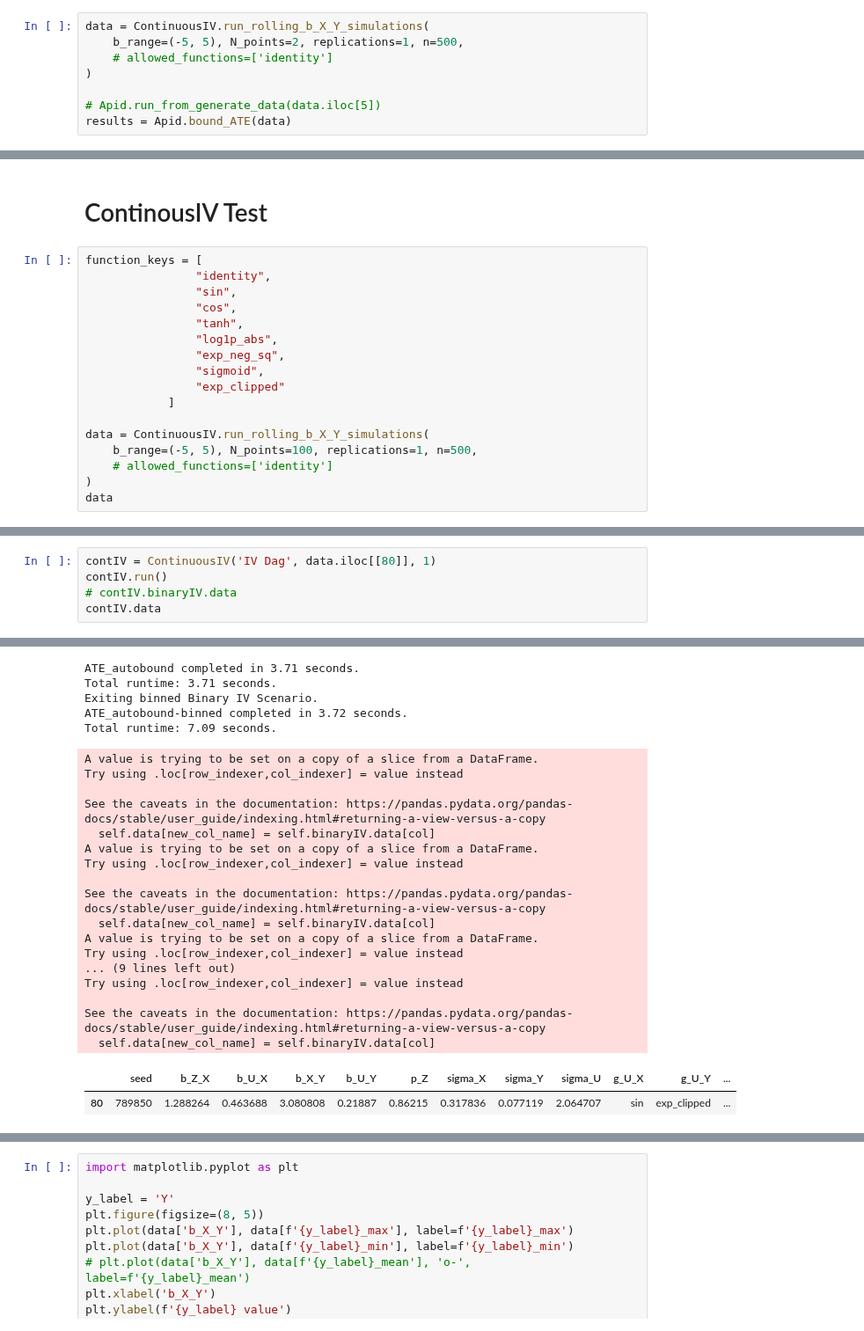
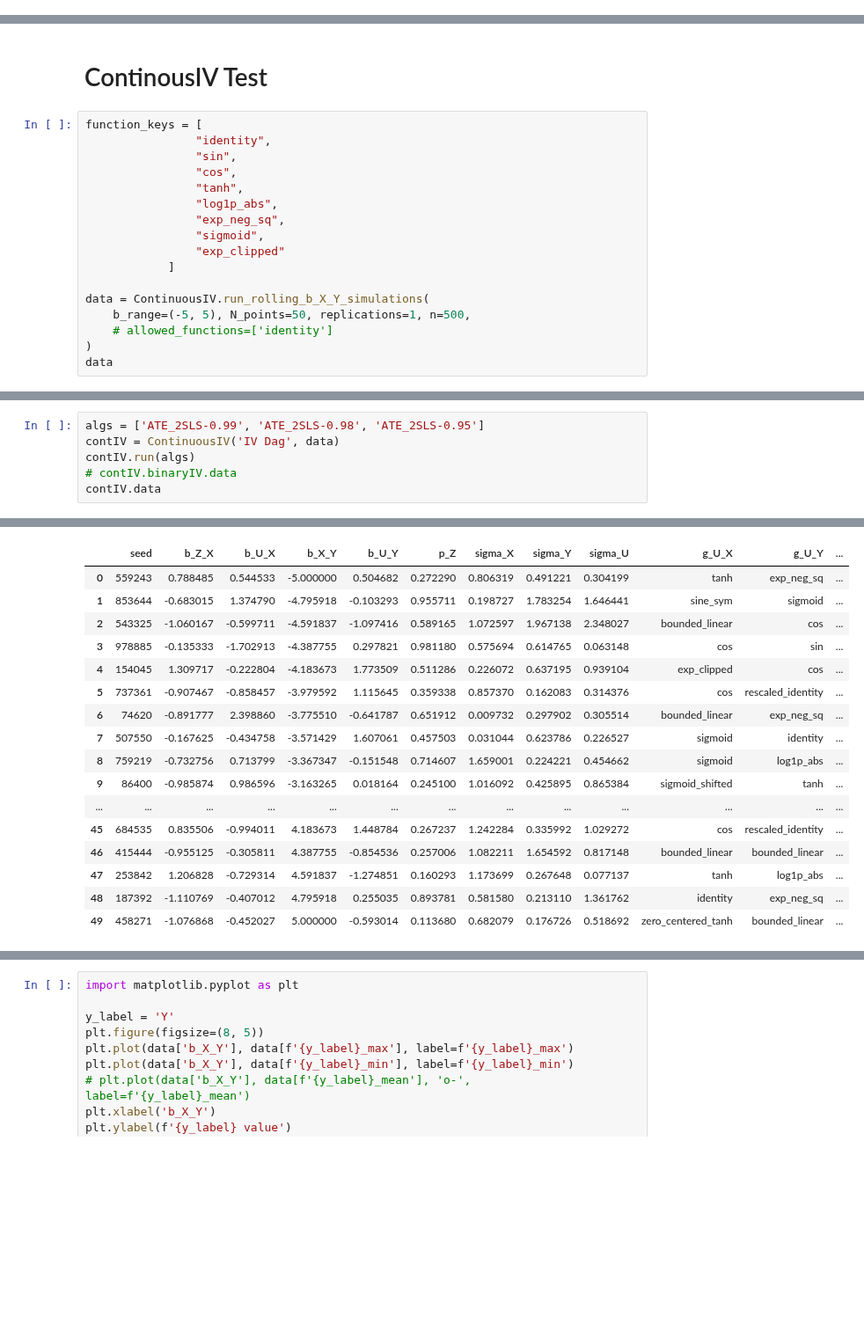
Before and after one commit to tmaringgele/causal-bounds, a Jupyter notebook: simulation_engine/test.ipynb, the cells around one changed output, grey strips where cells are left out. Shown at 88% size. Cells and saved outputs as stored; diff of their text form; blank space fills up the shorter version.

```diff
--- a/simulation_engine/test.ipynb
+++ b/simulation_engine/test.ipynb
@@ -79,8 +38,0 @@ full_key: dataset
-# %%
-data = ContinuousIV.run_rolling_b_X_Y_simulations(
-    b_range=(-5, 5), N_points=2, replications=1, n=500,
-    # allowed_functions=['identity']
-)
-
-# Apid.run_from_generate_data(data.iloc[5])
-results = Apid.bound_ATE(data)
@@ -102,7 +51,7 @@ function_keys = [
             ]
 
 data = ContinuousIV.run_rolling_b_X_Y_simulations(
-    b_range=(-5, 5), N_points=100, replications=1, n=500,
+    b_range=(-5, 5), N_points=50, replications=1, n=500,
     # allowed_functions=['identity']
 )
 data
@@ -123,6 +80,7 @@ data
 # %%
-contIV = ContinuousIV('IV Dag', data.iloc[[80]], 1)
-contIV.run()
+algs = ['ATE_2SLS-0.99', 'ATE_2SLS-0.98', 'ATE_2SLS-0.95']
+contIV = ContinuousIV('IV Dag', data)
+contIV.run(algs)
 # contIV.binaryIV.data
 contIV.data
 # %% [output]
@@ -175,27 +104,20 @@ See the caveats in the documentation: https://pandas.pydata.org/pandas-docs/stab
-ATE_autobound completed in 3.71 seconds.
-Total runtime: 3.71 seconds.
-Exiting binned Binary IV Scenario.
-ATE_autobound-binned completed in 3.72 seconds.
-Total runtime: 7.09 seconds.
-A value is trying to be set on a copy of a slice from a DataFrame.
-Try using .loc[row_indexer,col_indexer] = value instead
-
-See the caveats in the documentation: https://pandas.pydata.org/pandas-docs/stable/user_guide/indexing.html#returning-a-view-versus-a-copy
-  self.data[new_col_name] = self.binaryIV.data[col]
-A value is trying to be set on a copy of a slice from a DataFrame.
-Try using .loc[row_indexer,col_indexer] = value instead
-
-See the caveats in the documentation: https://pandas.pydata.org/pandas-docs/stable/user_guide/indexing.html#returning-a-view-versus-a-copy
-  self.data[new_col_name] = self.binaryIV.data[col]
-A value is trying to be set on a copy of a slice from a DataFrame.
-Try using .loc[row_indexer,col_indexer] = value instead
-... (9 lines left out)
-Try using .loc[row_indexer,col_indexer] = value instead
-
-See the caveats in the documentation: https://pandas.pydata.org/pandas-docs/stable/user_guide/indexing.html#returning-a-view-versus-a-copy
-  self.data[new_col_name] = self.binaryIV.data[col]
 |  | seed | b_Z_X | b_U_X | b_X_Y | b_U_Y | p_Z | sigma_X | sigma_Y | sigma_U | g_U_X | g_U_Y | ... |
-| 80 | 789850 | 1.288264 | 0.463688 | 3.080808 | 0.21887 | 0.86215 | 0.317836 | 0.077119 | 2.064707 | sin | exp_clipped | ... |
+| 0 | 559243 | 0.788485 | 0.544533 | -5.000000 | 0.504682 | 0.272290 | 0.806319 | 0.491221 | 0.304199 | tanh | exp_neg_sq | ... |
+| 1 | 853644 | -0.683015 | 1.374790 | -4.795918 | -0.103293 | 0.955711 | 0.198727 | 1.783254 | 1.646441 | sine_sym | sigmoid | ... |
+| 2 | 543325 | -1.060167 | -0.599711 | -4.591837 | -1.097416 | 0.589165 | 1.072597 | 1.967138 | 2.348027 | bounded_linear | cos | ... |
+| 3 | 978885 | -0.135333 | -1.702913 | -4.387755 | 0.297821 | 0.981180 | 0.575694 | 0.614765 | 0.063148 | cos | sin | ... |
+| 4 | 154045 | 1.309717 | -0.222804 | -4.183673 | 1.773509 | 0.511286 | 0.226072 | 0.637195 | 0.939104 | exp_clipped | cos | ... |
+| 5 | 737361 | -0.907467 | -0.858457 | -3.979592 | 1.115645 | 0.359338 | 0.857370 | 0.162083 | 0.314376 | cos | rescaled_identity | ... |
+| 6 | 74620 | -0.891777 | 2.398860 | -3.775510 | -0.641787 | 0.651912 | 0.009732 | 0.297902 | 0.305514 | bounded_linear | exp_neg_sq | ... |
+| 7 | 507550 | -0.167625 | -0.434758 | -3.571429 | 1.607061 | 0.457503 | 0.031044 | 0.623786 | 0.226527 | sigmoid | identity | ... |
+| 8 | 759219 | -0.732756 | 0.713799 | -3.367347 | -0.151548 | 0.714607 | 1.659001 | 0.224221 | 0.454662 | sigmoid | log1p_abs | ... |
+| 9 | 86400 | -0.985874 | 0.986596 | -3.163265 | 0.018164 | 0.245100 | 1.016092 | 0.425895 | 0.865384 | sigmoid_shifted | tanh | ... |
+| ... | ... | ... | ... | ... | ... | ... | ... | ... | ... | ... | ... | ... |
+| 45 | 684535 | 0.835506 | -0.994011 | 4.183673 | 1.448784 | 0.267237 | 1.242284 | 0.335992 | 1.029272 | cos | rescaled_identity | ... |
+| 46 | 415444 | -0.955125 | -0.305811 | 4.387755 | -0.854536 | 0.257006 | 1.082211 | 1.654592 | 0.817148 | bounded_linear | bounded_linear | ... |
+| 47 | 253842 | 1.206828 | -0.729314 | 4.591837 | -1.274851 | 0.160293 | 1.173699 | 0.267648 | 0.077137 | tanh | log1p_abs | ... |
+| 48 | 187392 | -1.110769 | -0.407012 | 4.795918 | 0.255035 | 0.893781 | 0.581580 | 0.213110 | 1.361762 | identity | exp_neg_sq | ... |
+| 49 | 458271 | -1.076868 | -0.452027 | 5.000000 | -0.593014 | 0.113680 | 0.682079 | 0.176726 | 0.518692 | zero_centered_tanh | bounded_linear | ... |
 # %%
 algs = contIV.get_algorithms('ATE')
 PlottingUtil.print_bound_statistics_table(contIV.data, algs)
```
Also changed, not shown: parts of 7 cells of this notebook, 2 other files.
